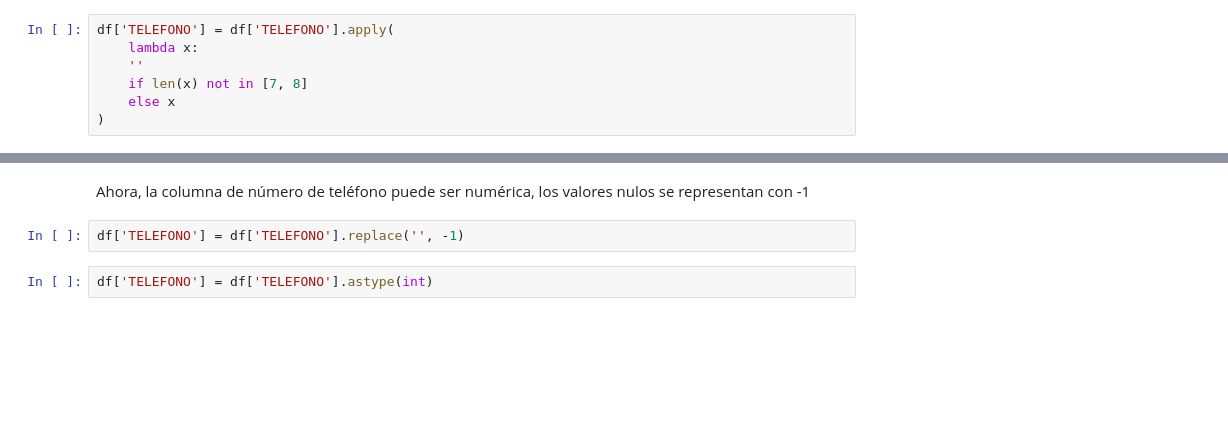
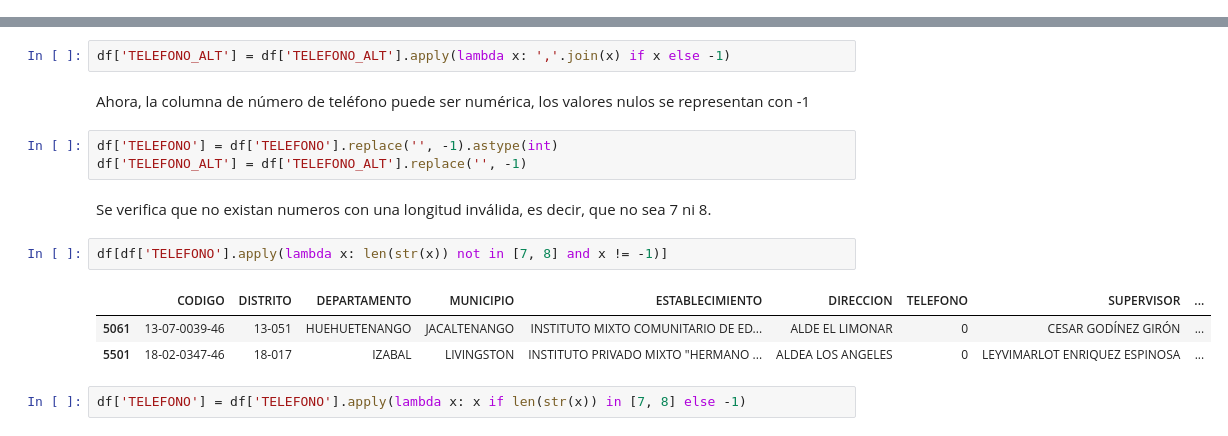
Before and after one commit to FerEsq/DS-Project-01, a Jupyter notebook: cleaning.ipynb, the cells around one changed output, grey strips where cells are left out. Saved outputs shown, nothing was run; the diff lists cells and outputs as text; blank space fills up the shorter version.

```diff
--- a/cleaning.ipynb
+++ b/cleaning.ipynb
@@ -361,7 +311,0 @@ df['TELEFONO'] = df['TELEFONO'].apply(
-# %%
-df['TELEFONO'] = df['TELEFONO'].apply(
-    lambda x:
-    ''
-    if len(x) not in [7, 8]
-    else x
-)
@@ -368,6 +327,17 @@ df['TELEFONO'] = df['TELEFONO'].apply(
+# %%
+df['TELEFONO_ALT'] = df['TELEFONO_ALT'].apply(lambda x: ','.join(x) if x else -1)
 # %% [markdown]
 Ahora, la columna de número de teléfono puede ser numérica, los valores nulos se representan con -1
-# %%
-df['TELEFONO'] = df['TELEFONO'].replace('', -1)
 # %%
-df['TELEFONO'] = df['TELEFONO'].astype(int)
+df['TELEFONO'] = df['TELEFONO'].replace('', -1).astype(int)
+df['TELEFONO_ALT'] = df['TELEFONO_ALT'].replace('', -1)
+# %% [markdown]
+Se verifica que no existan numeros con una longitud inválida, es decir, que no sea 7 ni 8.
+# %%
+df[df['TELEFONO'].apply(lambda x: len(str(x)) not in [7, 8] and x != -1)]
+# %% [output]
+|  | CODIGO | DISTRITO | DEPARTAMENTO | MUNICIPIO | ESTABLECIMIENTO | DIRECCION | TELEFONO | SUPERVISOR | ... |
+| 5061 | 13-07-0039-46 | 13-051 | HUEHUETENANGO | JACALTENANGO | INSTITUTO MIXTO COMUNITARIO DE ED... | ALDE EL LIMONAR | 0 | CESAR GODÍNEZ GIRÓN | ... |
+| 5501 | 18-02-0347-46 | 18-017 | IZABAL | LIVINGSTON | INSTITUTO PRIVADO MIXTO "HERMANO ... | ALDEA LOS ANGELES | 0 | LEYVIMARLOT ENRIQUEZ ESPINOSA | ... |
+# %%
+df['TELEFONO'] = df['TELEFONO'].apply(lambda x: x if len(str(x)) in [7, 8] else -1)
```
Also changed, not shown: parts of 16 cells of this notebook.
